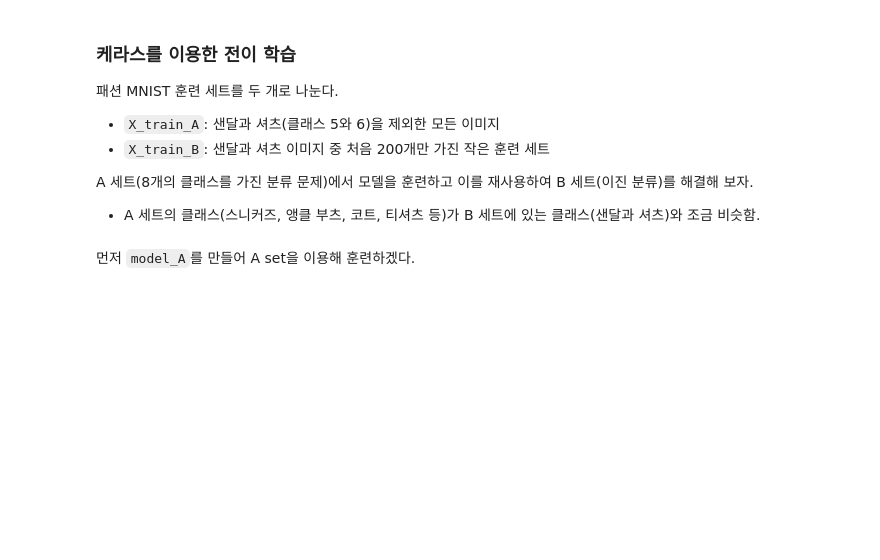
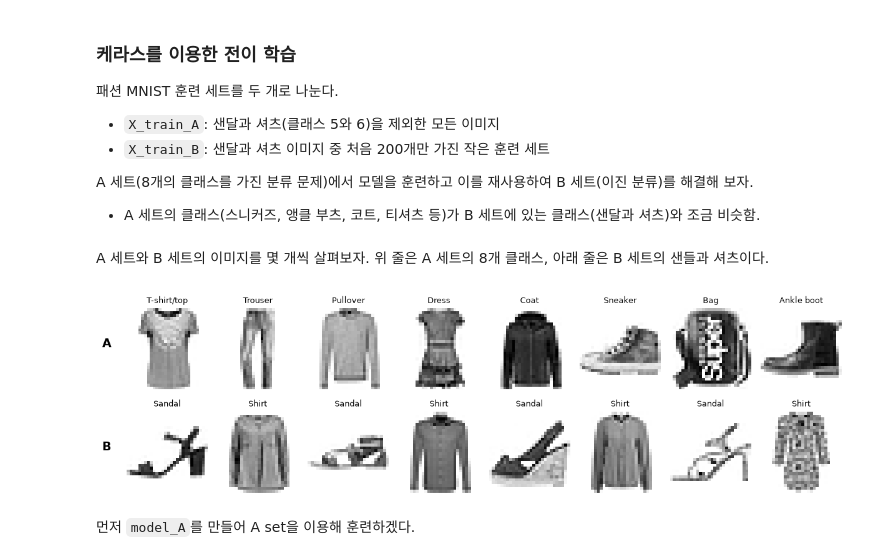
Before and after one commit to ksublee/MLD, a Jupyter notebook: 04. Deep_neural_network.ipynb, the cells around one changed output. Cells and saved outputs as stored; diff of their text form; code cells hidden in the pictures; blank space fills up the shorter version.

```diff
--- a/04. Deep_neural_network.ipynb
+++ b/04. Deep_neural_network.ipynb
@@ -502,6 +502,30 @@ def split_dataset(X, y):
 (X_test_A, y_test_A), (X_test_B, y_test_B) = split_dataset(X_test, y_test)
 X_train_B = X_train_B[:200]
 y_train_B = y_train_B[:200]
+# %% [markdown]
+A 세트와 B 세트의 이미지를 몇 개씩 살펴보자. 위 줄은 A 세트의 8개 클래스, 아래 줄은 B 세트의 샌들과 셔츠이다.
+# %%
+class_names_A = ["T-shirt/top", "Trouser", "Pullover", "Dress", "Coat", "Sneaker", "Bag", "Ankle boot"]
+class_names_B = ["Sandal", "Shirt"]   # y_B: 0 = 샌들, 1 = 셔츠
+
+fig, axes = plt.subplots(2, 8, figsize=(12, 3.6))
+for k in range(8):
+    img = X_train_A[np.where(y_train_A == k)[0][0]]
+    axes[0, k].imshow(img, cmap="binary")
+    axes[0, k].set_title(class_names_A[k], fontsize=9)
+for k in range(8):
+    label = k % 2
+    img = X_train_B[np.where(y_train_B == label)[0][k // 2]]
+    axes[1, k].imshow(img, cmap="binary")
+    axes[1, k].set_title(class_names_B[label], fontsize=9)
+for ax in axes.ravel():
+    ax.axis("off")
+fig.text(0.0, 0.73, "A", fontsize=14, weight="bold")
+fig.text(0.0, 0.27, "B", fontsize=14, weight="bold")
+plt.tight_layout(rect=(0.02, 0, 1, 1))
+plt.show()
+# %% [output]
+[figure, added]
 # %% [markdown]
 먼저 `model_A`를 만들어 A set을 이용해 훈련하겠다.
 # %%
```
Also changed, not shown: parts of 2 cells of this notebook, 5 other files.
